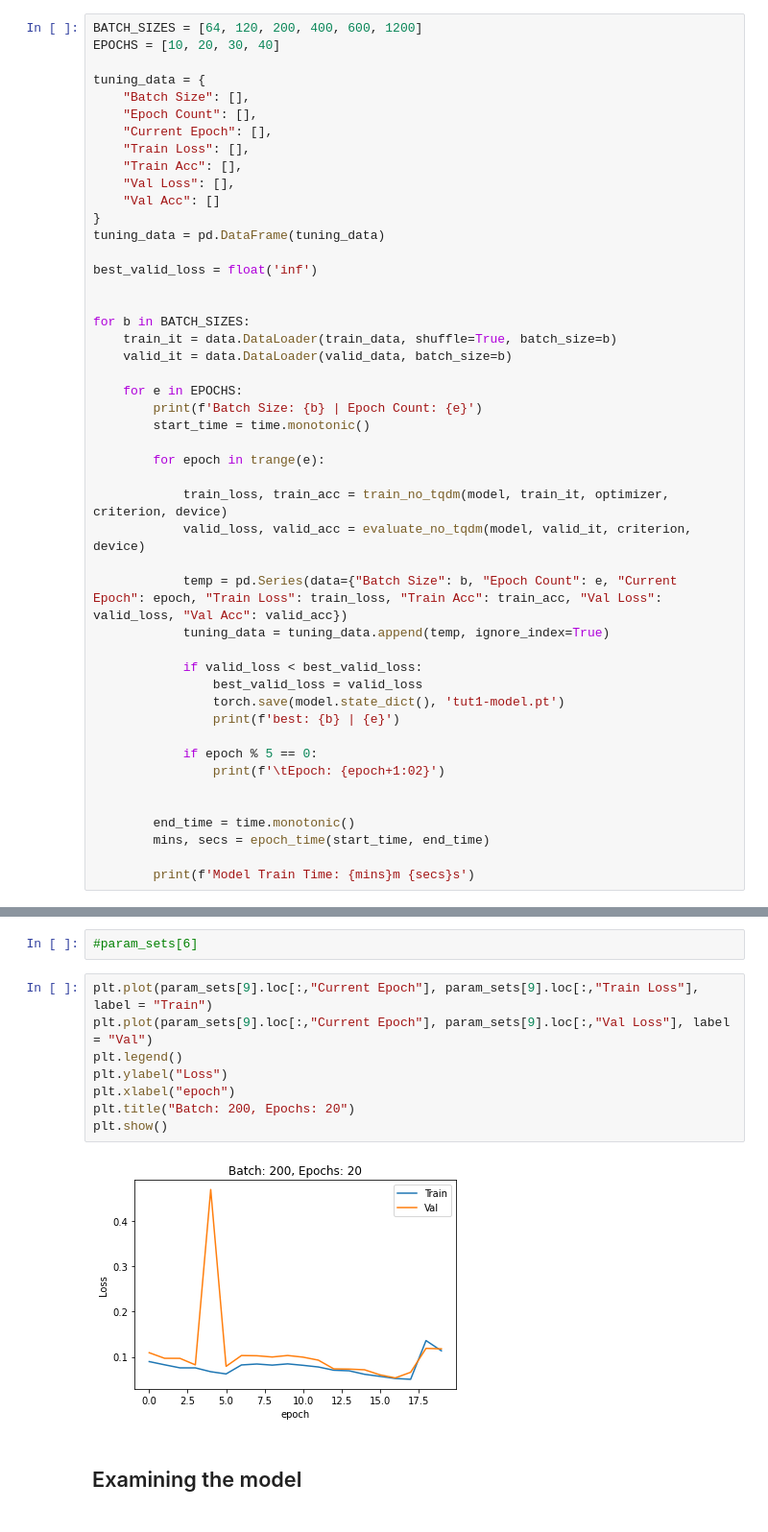
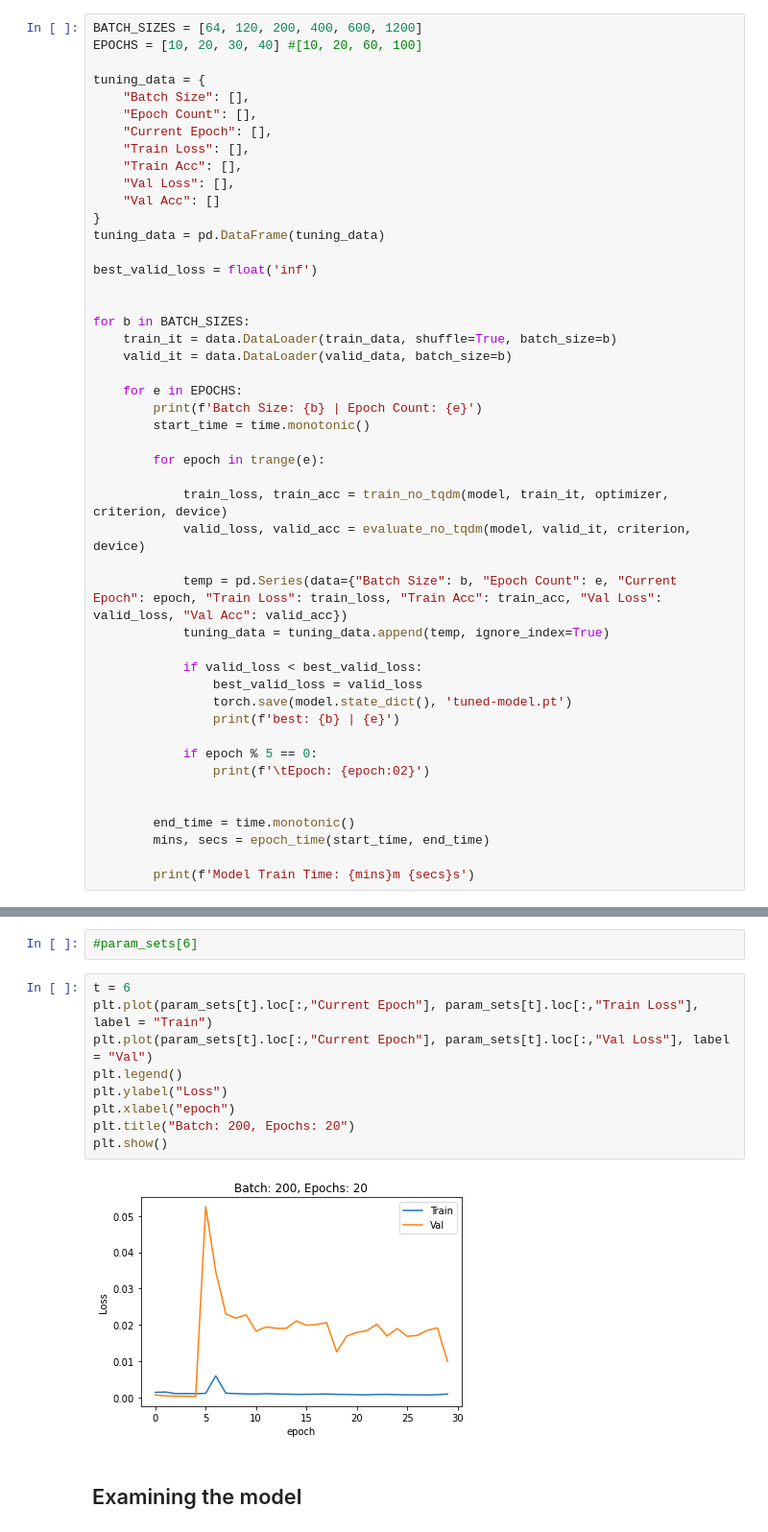
Before and after one commit to Aish-u/DS440-CAPSTONE, a Jupyter notebook: DS440_capstone_tuning.ipynb, the cells around one changed output, grey strips where cells are left out. Shown at 96% size. Saved outputs shown, nothing was run; the diff lists cells and outputs as text.

```diff
--- a/DS440_capstone_tuning.ipynb
+++ b/DS440_capstone_tuning.ipynb
@@ -451,7 +453,7 @@ Test Loss: 0.047 | Test Acc: 98.64%
 ## Hyperparameter Tuning
 # %%
 BATCH_SIZES = [64, 120, 200, 400, 600, 1200]
-EPOCHS = [10, 20, 30, 40]
+EPOCHS = [10, 20, 30, 40] #[10, 20, 60, 100]
 
 tuning_data = {
     "Batch Size": [],
@@ -485,11 +487,11 @@ for b in BATCH_SIZES:
 
             if valid_loss < best_valid_loss:
                 best_valid_loss = valid_loss
-                torch.save(model.state_dict(), 'tut1-model.pt')
+                torch.save(model.state_dict(), 'tuned-model.pt')
                 print(f'best: {b} | {e}')
 
             if epoch % 5 == 0:
-                print(f'\tEpoch: {epoch+1:02}')
+                print(f'\tEpoch: {epoch:02}')
 
 
         end_time = time.monotonic()
@@ -646,15 +667,16 @@ for i in range(24):
 # %%
 #param_sets[6]
 # %%
-plt.plot(param_sets[9].loc[:,"Current Epoch"], param_sets[9].loc[:,"Train Loss"], label = "Train")
-plt.plot(param_sets[9].loc[:,"Current Epoch"], param_sets[9].loc[:,"Val Loss"], label = "Val")
+t = 6
+plt.plot(param_sets[t].loc[:,"Current Epoch"], param_sets[t].loc[:,"Train Loss"], label = "Train")
+plt.plot(param_sets[t].loc[:,"Current Epoch"], param_sets[t].loc[:,"Val Loss"], label = "Val")
 plt.legend()
 plt.ylabel("Loss")
 plt.xlabel("epoch")
 plt.title("Batch: 200, Epochs: 20")
 plt.show()
 # %% [output]
-[figure, old version]
+[figure, new version]
 # %% [markdown]
 ## Examining the model
 # %%
```
Also changed, not shown: parts of 12 cells of this notebook.
